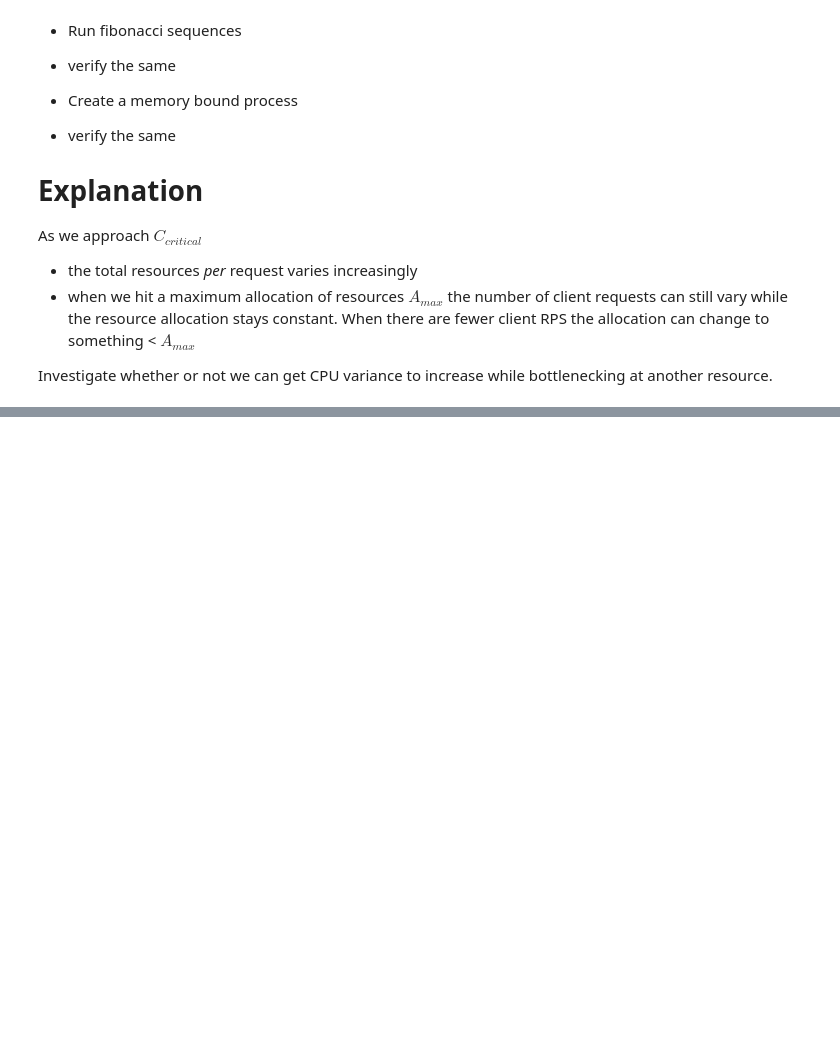
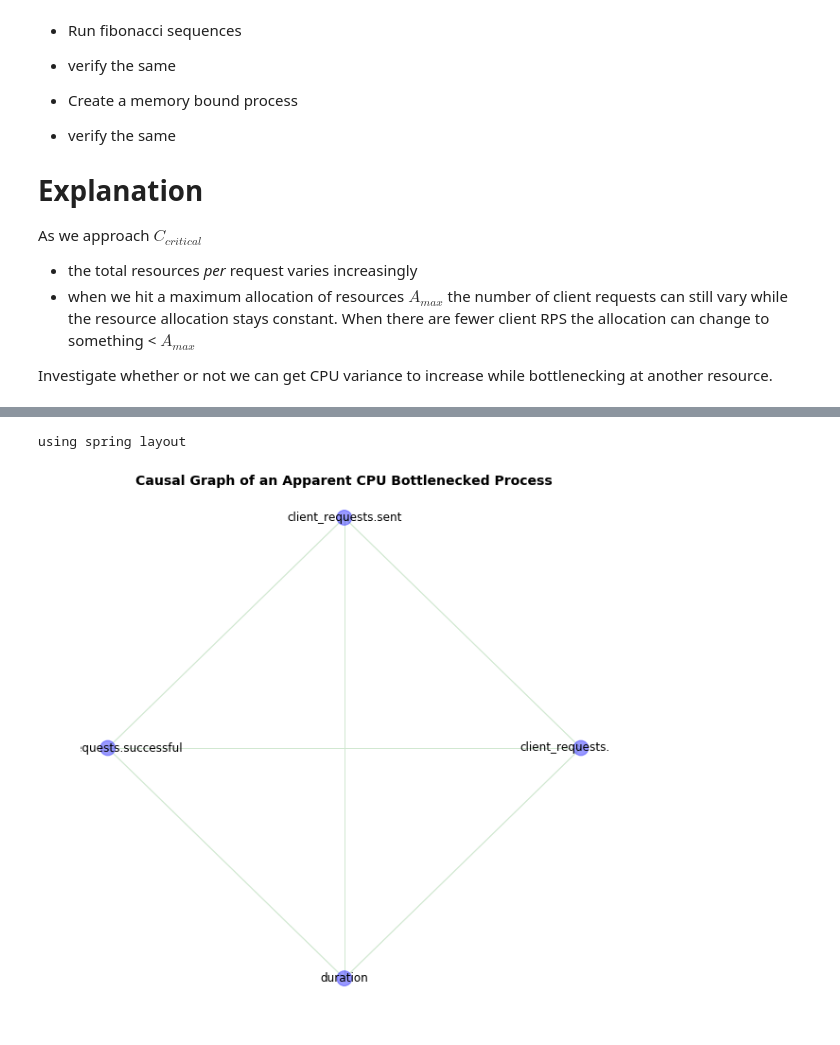
Before and after one commit to akellehe/DownTheRabbitHole, a Jupyter notebook: bottlenecks/notebooks/Bottleneck Detection Meetup.ipynb, the cells around one changed output, grey strips where cells are left out. Saved outputs shown, nothing was run; the diff lists cells and outputs as text; code cells hidden in the pictures; blank space fills up the shorter version.

```diff
--- a/bottlenecks/notebooks/Bottleneck Detection Meetup.ipynb
+++ b/bottlenecks/notebooks/Bottleneck Detection Meetup.ipynb
@@ -280,14 +297,19 @@ from causality.inference.search import IC
 from causality.inference.independence_tests import RobustRegressionTest
 
 
-stored_stats = binned
-print(len(binned))
+print('building columns for', len(binned), 'stats')
 
-template = stored_stats[0]
-columns = collections.defaultdict(list)
+def build_columns(stats):
+    columns = collections.defaultdict(list)
+    for stat in stats:
+        for k, v in flatten(stat):
+            columns[k].append(v)
+    return columns
 
+#columns = to_analyze#build_columns(to_analyze)
 
-
+for label, column in columns.items():
+    print(label, len(column))
 print('building dataframe')
 dataframe = pandas.DataFrame(columns)
 variable_types = {k: 'c' for k in columns.keys()}
@@ -373,0 +521,65 @@ draw_networkx(graph, pos=spring_layout(graph))
+# %%
+%matplotlib inline
+
+import matplotlib.pyplot as plt
+import networkx as nx
+
+THICK = 10.
+THIN = 1.
+BIG = 20
+SMALL = 5
+
+edgewidth = []
+sizes = {}
+for edge in graph.edges(data=True):
+    u, v, edgeinfo = edge
+    if edgeinfo.get('marked'):
+        edgewidth.append(THICK)
+        sizes[u] = BIG
+        sizes[v] = BIG
+    else:
+        edgewidth.append(THIN)
+
+for node in graph.nodes():
+    if node not in sizes:
+        sizes[node] = SMALL
+
+try:
+    pos = nx.nx_agraph.graphviz_layout(graph)
+except:
+    print('using spring layout')
+    #pos = nx.draw_networkx(graph, arrows=True)
+    pos = nx.kamada_kawai_layout(graph)#, iterations=10)
+
+plt.rcParams['text.usetex'] = False
+plt.figure(figsize=(10, 10))
+nx.draw_networkx_edges(graph, pos, alpha=0.3, width=edgewidth, edge_color='g', arrows=True, arrowstyle='-|>', arrowsize=100)
+nodesize = [sizes[v] * 50 for v in graph]
+nx.draw_networkx_nodes(graph, pos, node_size=nodesize, node_color='b', alpha=.4, arrows=True, arrowstyle='-|>', arrowsize=100)
+nx.draw_networkx_edges(graph, pos, alpha=0.4, node_size=0, width=1, edge_color='w', arrows=True, arrowstyle='-|>', arrowsize=100)
+nx.draw_networkx_labels(graph, pos, fontsize=14)
+font = {'fontname': 'Helvetica',
+        'color': 'k',
+        'fontweight': 'bold',
+        'fontsize': 14}
+plt.title("Causal Graph of an Apparent CPU Bottlenecked Process", font)
+
+# change font and write text (using data coordinates)
+font = {'fontname': 'Helvetica',
+        'color': 'r',
+        'fontweight': 'bold',
+        'fontsize': 14}
+"""
+plt.text(0.5, 0.97, "edge width = # games played",
+         horizontalalignment='center',
+         transform=plt.gca().transAxes)
+plt.text(0.5, 0.94, "node size = # games won",
+         horizontalalignment='center',
+         transform=plt.gca().transAxes)
+"""
+
+plt.axis('off')
+plt.show()
+# %% [output]
+using spring layout
+[figure, added]
```
Also changed, not shown: parts of 6 cells of this notebook, 3 other files.
